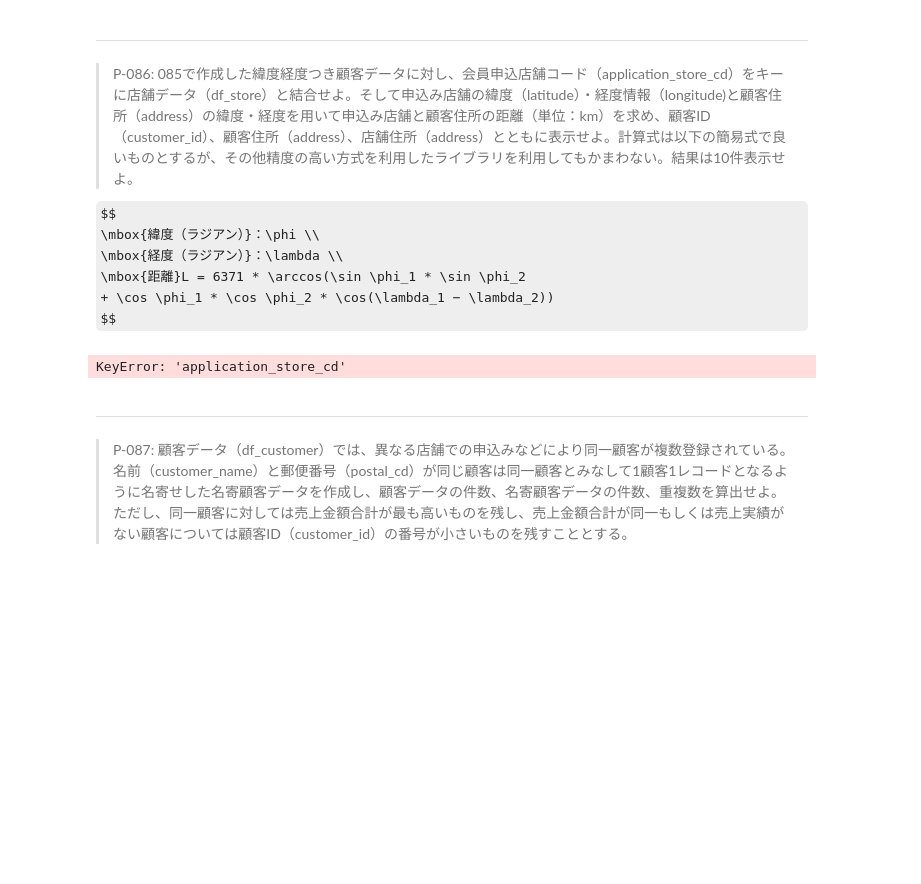
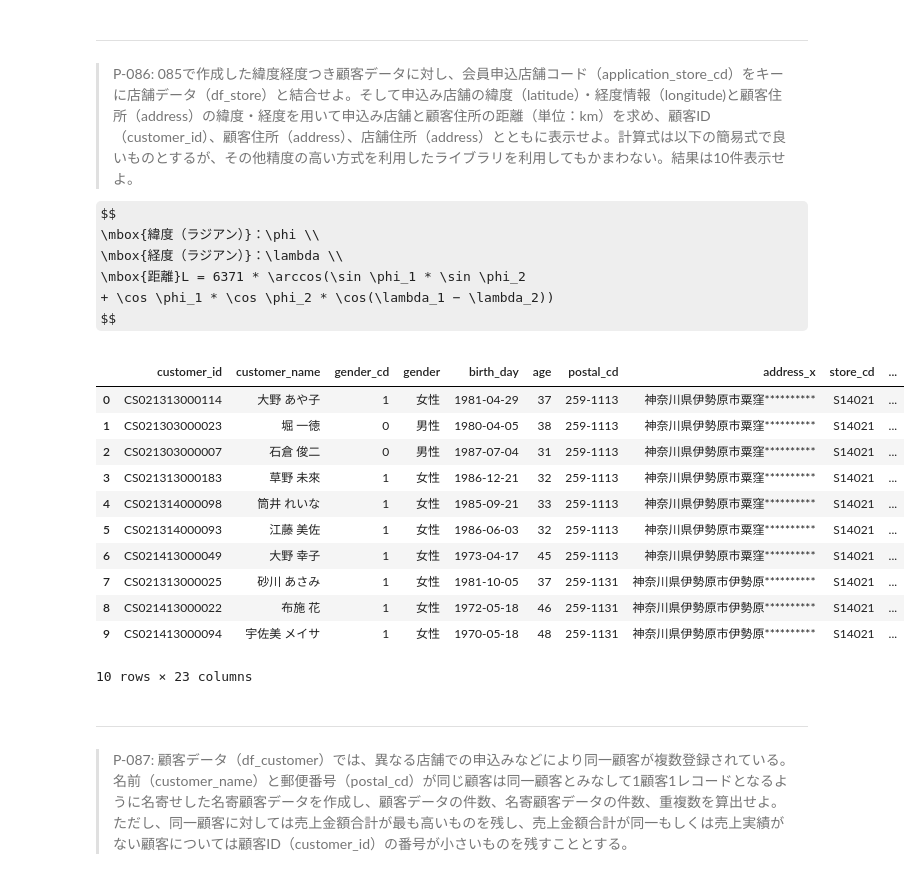
Before and after one commit to YoshiakiAsahara/for-intern, a Jupyter notebook: インターン課題.ipynb, the cells around one changed output. Cells and saved outputs as stored; diff of their text form; code cells hidden in the pictures; some formulas as TeX source; blank space fills up the shorter version.

```diff
--- a/インターン課題.ipynb
+++ b/インターン課題.ipynb
@@ -2089,10 +2034,36 @@ $$
 \mbox{距離}L = 6371 * \arccos(\sin \phi_1 * \sin \phi_2
 + \cos \phi_1 * \cos \phi_2 * \cos(\lambda_1 − \lambda_2))
 $$
-# %%
-merged = pd.merge(result, df_store,  how='inner', on='application_store_cd')
-# %% [output]
-KeyError: 'application_store_cd'
+# %%
+#lati:緯度 long:経度
+result.rename(columns={'application_store_cd':'store_cd'}, inplace=True)
+merged = pd.merge(result, df_store,  how='inner', on='store_cd')
+def calc_distance_numpy(x1, y1, x2, y2):
+    x1_r = np.radians(x1)
+    x2_r = np.radians(x2)
+    y1_r = np.radians(y1)
+    y2_r = np.radians(y2)
+    return 6371 * np.arccos(np.sin(x1_r) * np.sin(x2_r)
+                            + np.cos(x1_r) * np.cos(x2_r)
+                            * np.cos(y1_r - y2_r))
+merged['distance'] = calc_distance_numpy(merged['latitude_x'],
+                                         merged['longitude_x'],
+                                         merged['latitude_y'],
+                                         merged['longitude_y'])
+merged.head(10)
+# %% [output]
+|  | customer_id | customer_name | gender_cd | gender | birth_day | age | postal_cd | address_x | store_cd | ... |
+| 0 | CS021313000114 | 大野 あや子 | 1 | 女性 | 1981-04-29 | 37 | 259-1113 | 神奈川県伊勢原市粟窪********** | S14021 | ... |
+| 1 | CS021303000023 | 堀 一徳 | 0 | 男性 | 1980-04-05 | 38 | 259-1113 | 神奈川県伊勢原市粟窪********** | S14021 | ... |
+| 2 | CS021303000007 | 石倉 俊二 | 0 | 男性 | 1987-07-04 | 31 | 259-1113 | 神奈川県伊勢原市粟窪********** | S14021 | ... |
+| 3 | CS021313000183 | 草野 未來 | 1 | 女性 | 1986-12-21 | 32 | 259-1113 | 神奈川県伊勢原市粟窪********** | S14021 | ... |
+| 4 | CS021314000098 | 筒井 れいな | 1 | 女性 | 1985-09-21 | 33 | 259-1113 | 神奈川県伊勢原市粟窪********** | S14021 | ... |
+| 5 | CS021314000093 | 江藤 美佐 | 1 | 女性 | 1986-06-03 | 32 | 259-1113 | 神奈川県伊勢原市粟窪********** | S14021 | ... |
+| 6 | CS021413000049 | 大野 幸子 | 1 | 女性 | 1973-04-17 | 45 | 259-1113 | 神奈川県伊勢原市粟窪********** | S14021 | ... |
+| 7 | CS021313000025 | 砂川 あさみ | 1 | 女性 | 1981-10-05 | 37 | 259-1131 | 神奈川県伊勢原市伊勢原********** | S14021 | ... |
+| 8 | CS021413000022 | 布施 花 | 1 | 女性 | 1972-05-18 | 46 | 259-1131 | 神奈川県伊勢原市伊勢原********** | S14021 | ... |
+| 9 | CS021413000094 | 宇佐美 メイサ | 1 | 女性 | 1970-05-18 | 48 | 259-1131 | 神奈川県伊勢原市伊勢原********** | S14021 | ... |
+10 rows × 23 columns
 # %% [markdown]
 ---
 > P-087: 顧客データ（df_customer）では、異なる店舗での申込みなどにより同一顧客が複数登録されている。名前（customer_name）と郵便番号（postal_cd）が同じ顧客は同一顧客とみなして1顧客1レコードとなるように名寄せした名寄顧客データを作成し、顧客データの件数、名寄顧客データの件数、重複数を算出せよ。ただし、同一顧客に対しては売上金額合計が最も高いものを残し、売上金額合計が同一もしくは売上実績がない顧客については顧客ID（customer_id）の番号が小さいものを残すこととする。
```
Also changed, not shown: parts of 7 cells of this notebook.
